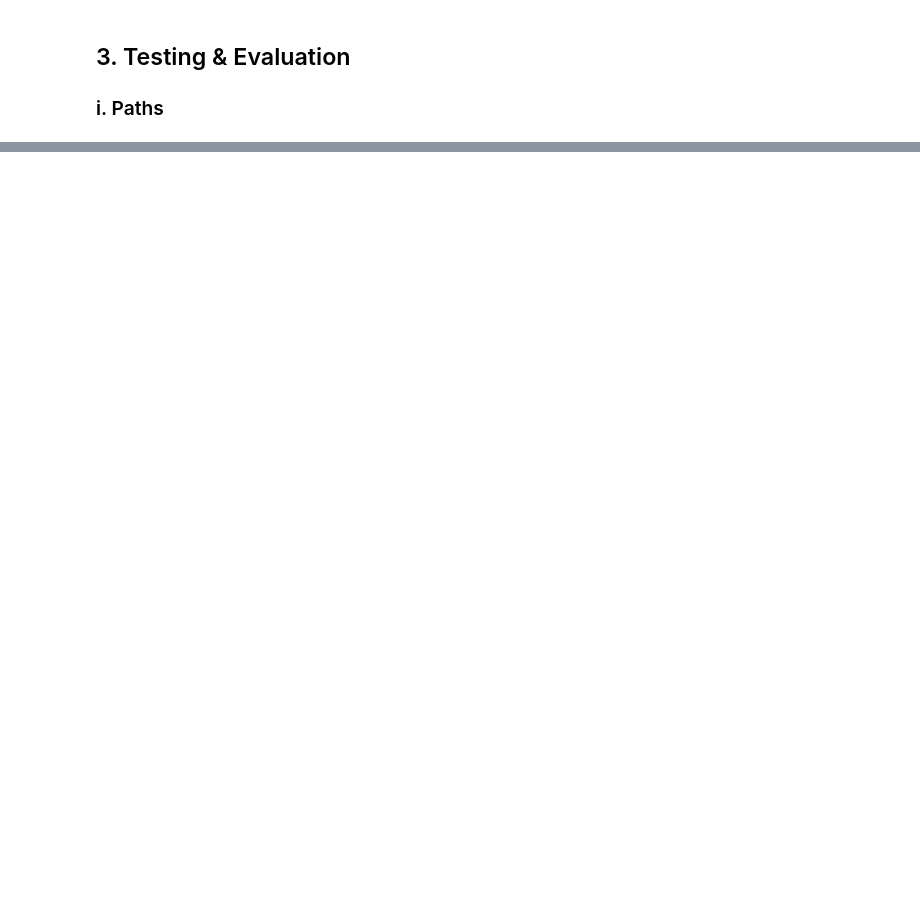
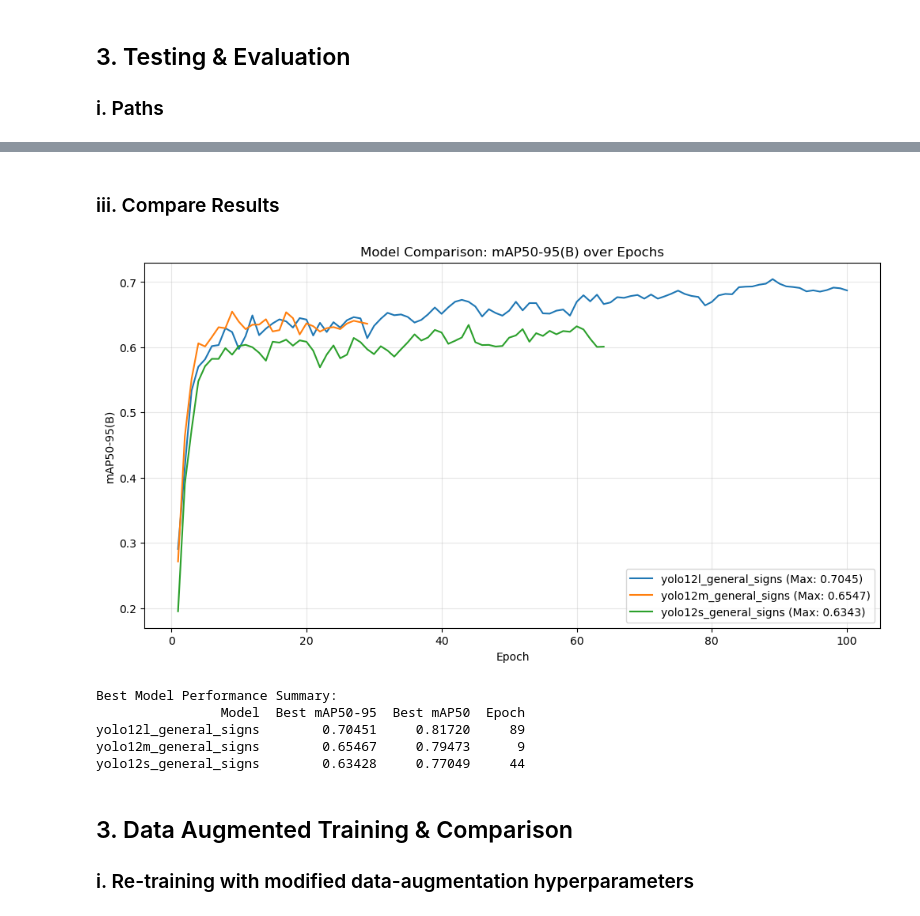
Before and after one commit to spiteriamy/ari3129-cv-group-project, a Jupyter notebook: 2a_YOLOv12_Daniel_Pace.ipynb, the cells around one changed output, grey strips where cells are left out. Cells and saved outputs as stored; diff of their text form; code cells hidden in the pictures; blank space fills up the shorter version.

Commit message:
added automatic yaml path correction, images.zip extract path, added more extensive train tests & comparisons

```diff
--- a/2a_YOLOv12_Daniel_Pace.ipynb
+++ b/2a_YOLOv12_Daniel_Pace.ipynb
@@ -42,5 +45,5 @@ run "tensorboard --logdir=runs" to view logs.
 # %%
-model = YOLO('yolo12l.pt')
+modelnames = ['yolo12l', 'yolo12m', 'yolo12s']
 # %% [markdown]
 ### iv. Ensure cuda availability
 # %%
@@ -229,0 +244,67 @@ Speed: 4.2ms preprocess, 29.8ms inference, 0.9ms postprocess per image at shape
+# %% [markdown]
+### iii. Compare Results
+# %%
+import pandas as pd
+import matplotlib.pyplot as plt
+
+plt.figure(figsize=(12, 6))
+
+best_results = []
+
+modelfilenames = [name for name in os.listdir('runs') if name.startswith('yolo') and not name.endswith('augmented') and os.path.isdir(os.path.join('runs', name))]
+
+for model_name in modelfilenames:
+    results_path = os.path.join('runs', model_name, 'results.csv')
+
+    if os.path.exists(results_path):
+        # Read the results file
+        try:
+            df = pd.read_csv(results_path)
+
+            # Clean column names (remove extra spaces)
+            df.columns = df.columns.str.strip()
+
+            # Get the mAP50-95 metric
+            map_col = 'metrics/mAP50-95(B)'
+
+            if map_col in df.columns:
+                # Plot
+                plt.plot(df['epoch'], df[map_col], label=f'{model_name} (Max: {df[map_col].max():.4f})')
+
+                # Store best result
+                best_results.append({
+                    'Model': model_name,
+                    'Best mAP50-95': df[map_col].max(),
+                    'Best mAP50': df['metrics/mAP50(B)'].max() if 'metrics/mAP50(B)' in df.columns else None,
+                    'Epoch': df.loc[df[map_col].idxmax(), 'epoch']
+                })
+        except Exception as e:
+            print(f"Error reading {results_path}: {e}")
+
+    else:
+        print(f"Warning: No results found for {model_name} at {results_path}")
+
+plt.title('Model Comparison: mAP50-95(B) over Epochs')
+plt.xlabel('Epoch')
+plt.ylabel('mAP50-95(B)')
+plt.legend()
+plt.grid(True, alpha=0.3)
+plt.show()
+
+# Display summary table
+if best_results:
+    results_df = pd.DataFrame(best_results)
+    results_df = results_df.sort_values(by='Best mAP50-95', ascending=False).reset_index(drop=True)
+    print("\nBest Model Performance Summary:")
+    print(results_df.to_string(index=False))
+# %% [output]
+[figure, added]
+Best Model Performance Summary:
+                Model  Best mAP50-95  Best mAP50  Epoch
+yolo12l_general_signs        0.70451     0.81720     89
+yolo12m_general_signs        0.65467     0.79473      9
+yolo12s_general_signs        0.63428     0.77049     44
+# %% [markdown]
+## 3. Data Augmented Training & Comparison
+
+### i. Re-training with modified data-augmentation hyperparameters
```
Also changed, not shown: parts of 16 cells of this notebook, 2 other files.
